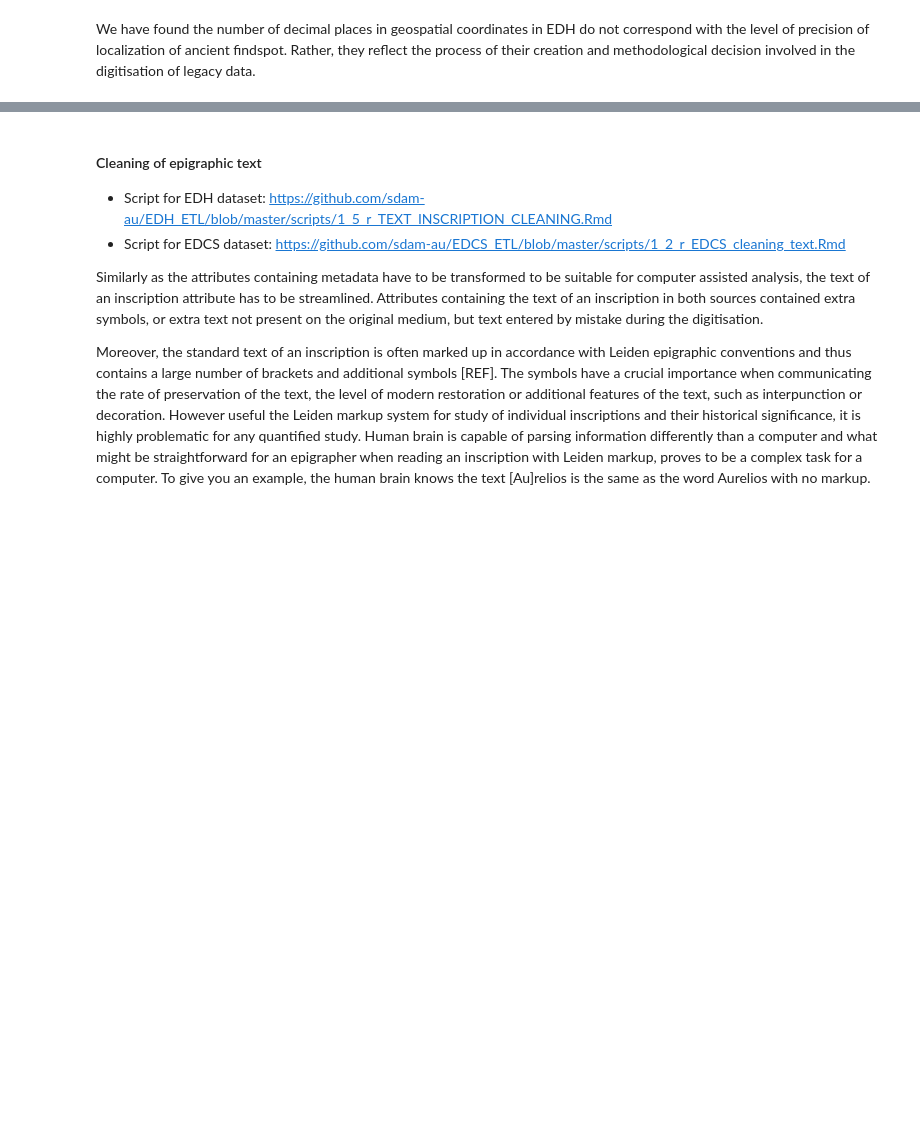
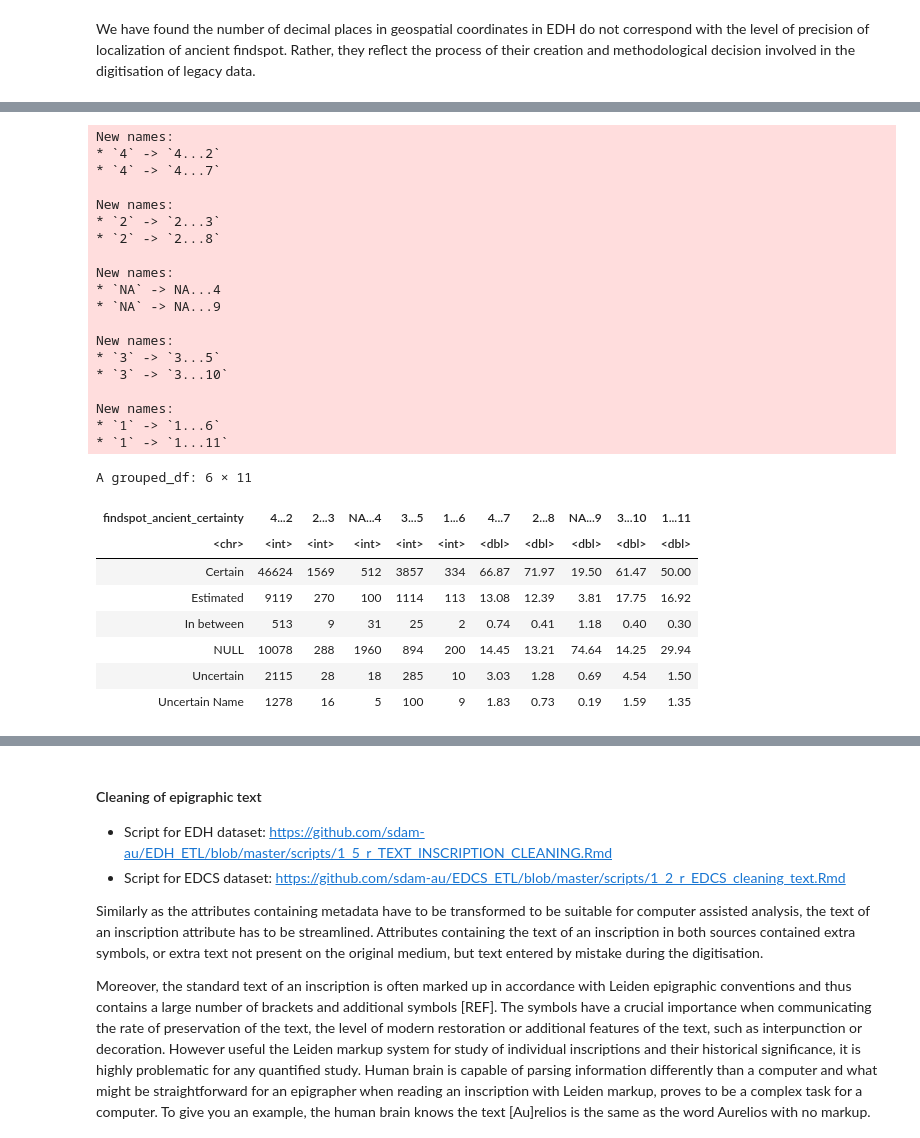
Before and after one commit to sdam-au/digital_epigraphy, a Jupyter notebook: scripts/1_data_hermeneutics_R_kernel.ipynb, the cells around one changed output, grey strips where cells are left out. Cells and saved outputs as stored; diff of their text form; code cells hidden in the pictures; blank space fills up the shorter version.

Commit message:
certainty of localization

```diff
--- a/scripts/1_data_hermeneutics_R_kernel.ipynb
+++ b/scripts/1_data_hermeneutics_R_kernel.ipynb
@@ -653,3 +652,9 @@ ggpubr::ggarrange(loc_prec_1_EDH, loc_prec_2_EDH, ncol = 2, nrow = 1, vjust = 1)
 [figure]
 # %% [markdown]
 We have found the number of decimal places in geospatial coordinates in EDH do not correspond with the level of precision of localization of ancient findspot. Rather, they reflect the process of their creation and methodological decision involved in the digitisation of legacy data.
+# %%
+test_cert_EDH<- loc_cert_EDH  %>%
+group_by(findspot_ancient_certainty, latitude_decim)  %>%
+summarize(insc= n())  %>%
+pivot_wider(names_from = latitude_decim, values_from=insc)
+test_cert_EDH
@@ -655,0 +672,36 @@ We have found the number of decimal places in geospatial coordinates in EDH do n
+# %%
+pct_cert_EDH<- test_cert_EDH  %>%
+cbind(round(test_cert_EDH[2] / (sum(test_cert_EDH[2])/100),2)) %>%
+cbind(round(test_cert_EDH[3] / (sum(test_cert_EDH[3])/100),2))  %>%
+cbind(round(test_cert_EDH[4] / (sum(test_cert_EDH[4])/100),2))  %>%
+cbind(round(test_cert_EDH[5] / (sum(test_cert_EDH[5])/100),2))  %>%
+cbind(round(test_cert_EDH[6] / (sum(test_cert_EDH[6])/100),2))
+# %% [output]
+New names:
+* `4` -> `4...2`
+* `4` -> `4...7`
+
+New names:
+* `2` -> `2...3`
+* `2` -> `2...8`
+
+New names:
+* `NA` -> NA...4
+* `NA` -> NA...9
+
+New names:
+* `3` -> `3...5`
+* `3` -> `3...10`
+
+New names:
+* `1` -> `1...6`
+* `1` -> `1...11`
+A grouped_df: 6 × 11
+| findspot_ancient_certainty | 4...2 | 2...3 | NA...4 | 3...5 | 1...6 | 4...7 | 2...8 | NA...9 | 3...10 | 1...11 |
+| <chr> | <int> | <int> | <int> | <int> | <int> | <dbl> | <dbl> | <dbl> | <dbl> | <dbl> |
+| Certain | 46624 | 1569 | 512 | 3857 | 334 | 66.87 | 71.97 | 19.50 | 61.47 | 50.00 |
+| Estimated | 9119 | 270 | 100 | 1114 | 113 | 13.08 | 12.39 | 3.81 | 17.75 | 16.92 |
+| In between | 513 | 9 | 31 | 25 | 2 | 0.74 | 0.41 | 1.18 | 0.40 | 0.30 |
+| NULL | 10078 | 288 | 1960 | 894 | 200 | 14.45 | 13.21 | 74.64 | 14.25 | 29.94 |
+| Uncertain | 2115 | 28 | 18 | 285 | 10 | 3.03 | 1.28 | 0.69 | 4.54 | 1.50 |
+| Uncertain Name | 1278 | 16 | 5 | 100 | 9 | 1.83 | 0.73 | 0.19 | 1.59 | 1.35 |
```
Also changed, not shown: parts of 10 cells of this notebook.
